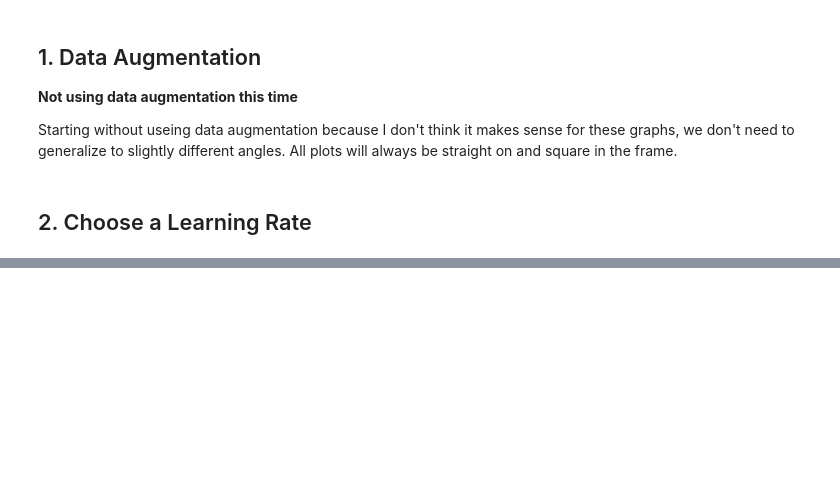
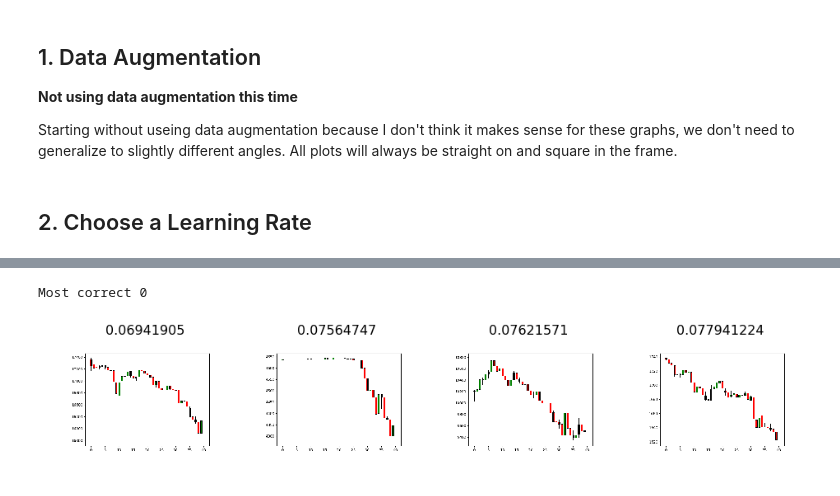
Before and after one commit to mcorrig4/deep-learning-bitcoin, a Jupyter notebook: market-movement-classification.ipynb, the cells around one changed output, grey strips where cells are left out. Saved outputs shown, nothing was run; the diff lists cells and outputs as text; code cells hidden in the pictures; blank space fills up the shorter version.

```diff
--- a/market-movement-classification.ipynb
+++ b/market-movement-classification.ipynb
@@ -69,0 +186,13 @@ learn.sched.plot()
+# %%
+def most_by_mask(mask, mult):
+    idxs = np.where(mask)[0]
+    return idxs[np.argsort(mult * probs[idxs])[:4]]
+
+def most_by_correct(y, is_correct):
+    mult = -1 if (y==1)==is_correct else 1
+    return most_by_mask(((preds == data.val_y)==is_correct) & (data.val_y == y), mult)
+# %%
+plot_val_with_title(most_by_correct(0, True), "Most correct 0")
+# %% [output]
+Most correct 0
+[figure, added]
```
Also changed, not shown: parts of 23 cells of this notebook, 2 other files.
